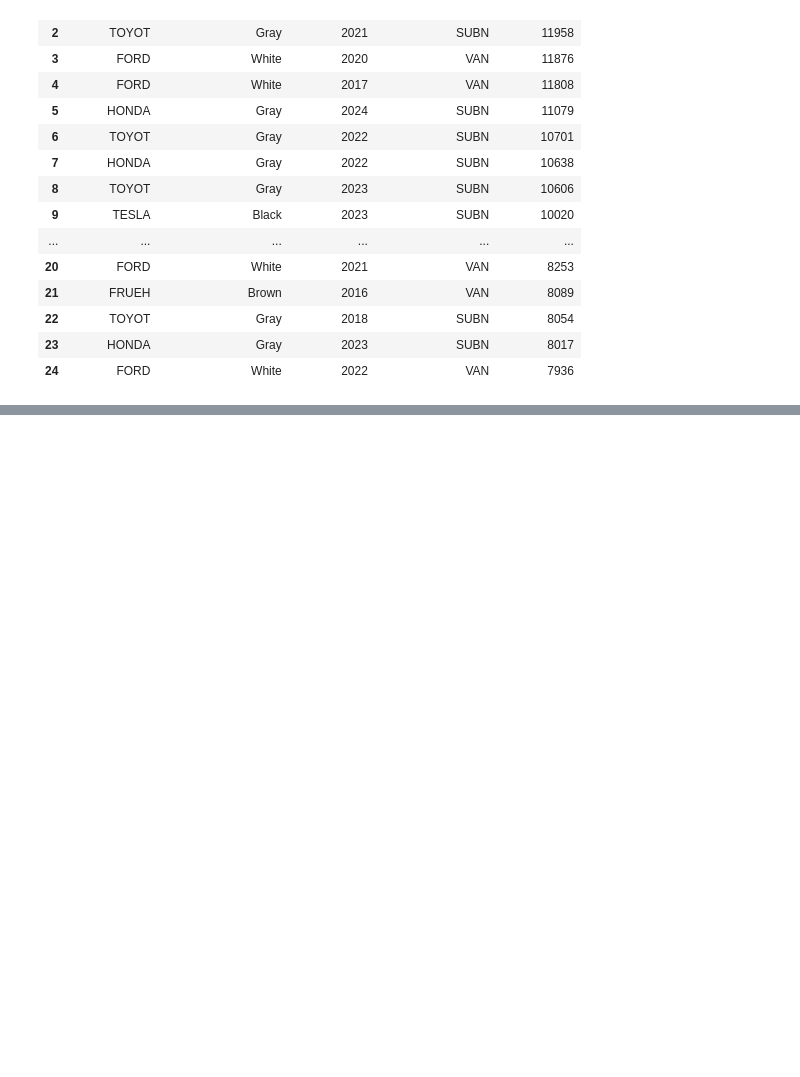
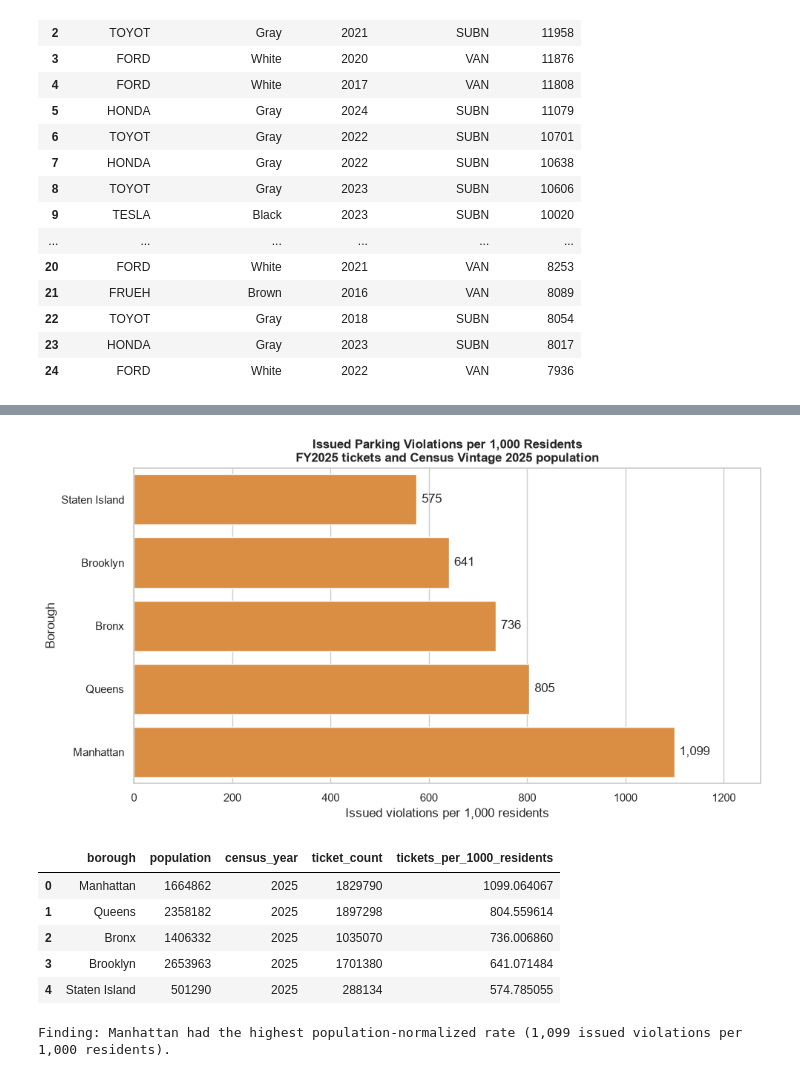
Before and after one commit to JaysonC41/parkinganalytics, a Jupyter notebook: notebooks/04_analyze_and_visualize.ipynb, the cells around one changed output, grey strips where cells are left out. Cells and saved outputs as stored; diff of their text form; code cells hidden in the pictures; blank space fills up the shorter version.

```diff
--- a/notebooks/03_analyze_and_visualize.ipynb
+++ b/notebooks/04_analyze_and_visualize.ipynb
@@ -494,3 +762,62 @@ vehicle_profiles
+# %%
+borough_population_rate = pd.read_sql_query(
+    """
+    SELECT
+        p.analysis_borough AS borough,
+        c.population,
+        c.census_year,
+        COUNT(*) AS ticket_count,
+        1000.0 * COUNT(*) / c.population AS tickets_per_1000_residents
+    FROM parking_analysis AS p
+    INNER JOIN census_borough AS c
+        ON c.borough = p.analysis_borough
+    WHERE p.issue_date BETWEEN ? AND ?
+    GROUP BY p.analysis_borough, c.population, c.census_year
+    ORDER BY tickets_per_1000_residents DESC
+    """,
+    connection,
+    params=(FY_START, FY_END),
+)
+
+plot_data = borough_population_rate.sort_values("tickets_per_1000_residents")
+fig, ax = plt.subplots(figsize=(10, 5.5))
+sns.barplot(
+    data=plot_data,
+    x="tickets_per_1000_residents",
+    y="borough",
+    color="#F28E2B",
+    ax=ax,
+)
+ax.set(
+    title="Issued Parking Violations per 1,000 Residents\nFY2025 tickets and Census Vintage 2025 population",
+    xlabel="Issued violations per 1,000 residents",
+    ylabel="Borough",
+)
+ax.set_xlim(0, plot_data["tickets_per_1000_residents"].max() * 1.16)
+ax.bar_label(
+    ax.containers[0],
+    labels=[f"{value:,.0f}" for value in plot_data["tickets_per_1000_residents"]],
+    padding=5,
+)
+plt.tight_layout()
+plt.show()
+
+display(borough_population_rate)
+rate_leader = borough_population_rate.iloc[0]
+print(
+    f"Finding: {rate_leader['borough']} had the highest population-normalized "
+    f"rate ({rate_leader['tickets_per_1000_residents']:,.0f} issued violations "
+    "per 1,000 residents)."
+)
+# %% [output]
+[figure, added]
+|  | borough | population | census_year | ticket_count | tickets_per_1000_residents |
+| 0 | Manhattan | 1664862 | 2025 | 1829790 | 1099.064067 |
+| 1 | Queens | 2358182 | 2025 | 1897298 | 804.559614 |
+| 2 | Bronx | 1406332 | 2025 | 1035070 | 736.006860 |
+| 3 | Brooklyn | 2653963 | 2025 | 1701380 | 641.071484 |
+| 4 | Staten Island | 501290 | 2025 | 288134 | 574.785055 |
+Finding: Manhattan had the highest population-normalized rate (1,099 issued violations per 1,000 residents).
 # %% [markdown]
 ## Conclusions
 
```
Also changed, not shown: parts of 32 cells of this notebook.
